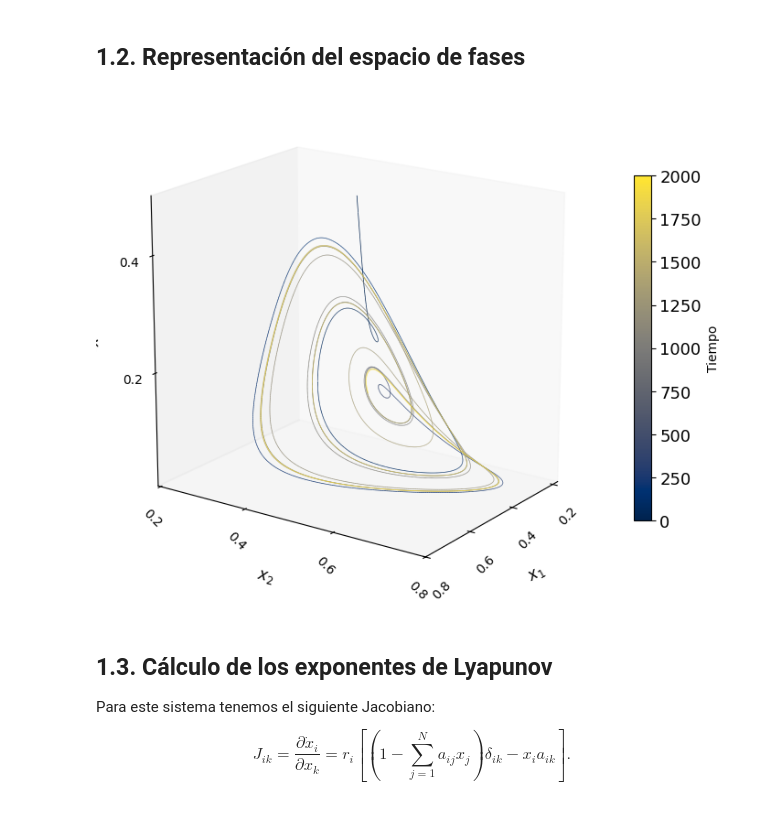
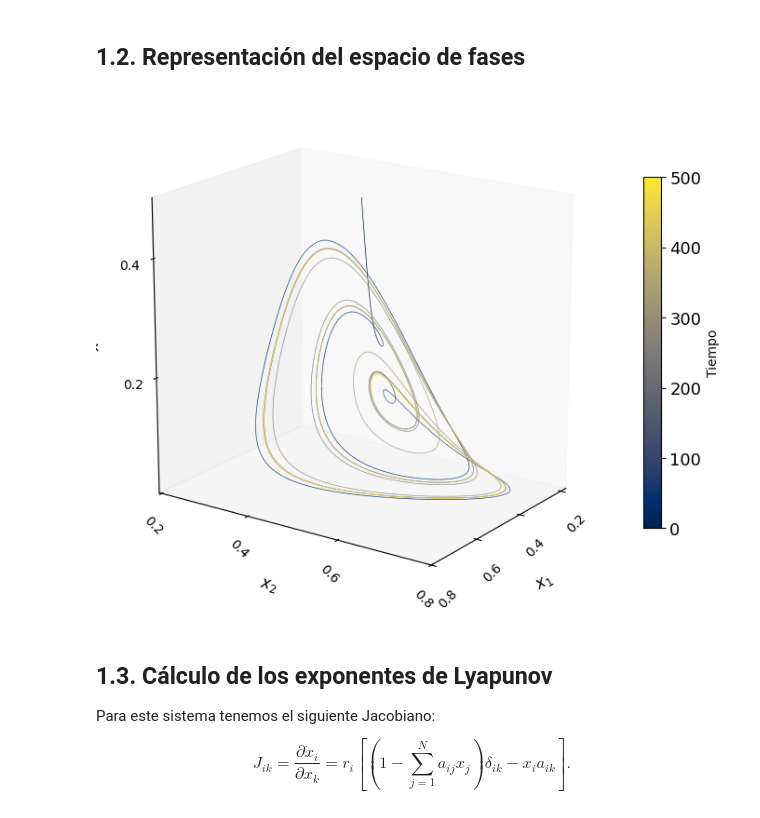
Before and after one commit to jenriquezafra/TFG, a Jupyter notebook: clasical_model.ipynb, the cells around one changed output. Drawn from its saved outputs; the diff is of its cells as text; code cells hidden in the pictures.

```diff
--- a/clasical_model.ipynb
+++ b/clasical_model.ipynb
@@ -104,7 +104,7 @@ ax = fig.add_subplot(111, projection='3d')
 
 # Asignamos color según la evolución temporal
 time_sol = sol.t
-c = time_span[-1] * (time_sol - time_sol.min()) / (time_sol.max() - time_sol.min())
+c = t_span[-1] * (time_sol - time_sol.min()) / (time_sol.max() - time_sol.min())
 
 # Creamos segmentos de línea
 points = np.array([sol.y[0], sol.y[1], sol.y[2]]).T.reshape(-1, 1, 3)
@@ -131,34 +131,34 @@ ax.set_ylim(ylim)
 ax.set_zlim(zlim)
 
 # Ajustamos las marcas de los ejes
 ax.set_xticks([0.2, 0.4, 0.6, 0.8])
 ax.set_yticks([0.2, 0.4, 0.6, 0.8])
 ax.set_zticks([0.2, 0.4])
 
 # Ajustes para evitar solapamiento
 ax.tick_params(axis='x', labelsize=10, rotation=45)  # Eje X
 ax.tick_params(axis='y', labelsize=10, rotation=-45) # Eje Y
 ax.tick_params(axis='z', labelsize=10)
 
 # Quitamos el grid
 ax.grid(False)
 
 # Añadimos la barra de color
 cbar = plt.colorbar(lc, ax=ax, shrink=0.7)
 cbar.set_label('Tiempo')
 
 # Ajustamos proporciones de los ejes
 ax.set_box_aspect([np.ptp(xlim), np.ptp(ylim), np.ptp(zlim)])  # Proporciones iguales
 
 # Ajustamos la vista personalizada
 ax.view_init(elev=18, azim=35)
 
 # Guardamos la figura (opcional)
 # fig.savefig('espacio_fasico_4especies.png', dpi=600)
 
 plt.show()
 # %% [output]
-[figure, old version]
+[figure, new version]
 # %%
 # fig.savefig('espacio_fasico_4especies.png', dpi=600)
 # %% [markdown]
```
Also changed, not shown: parts of 9 cells of this notebook.
